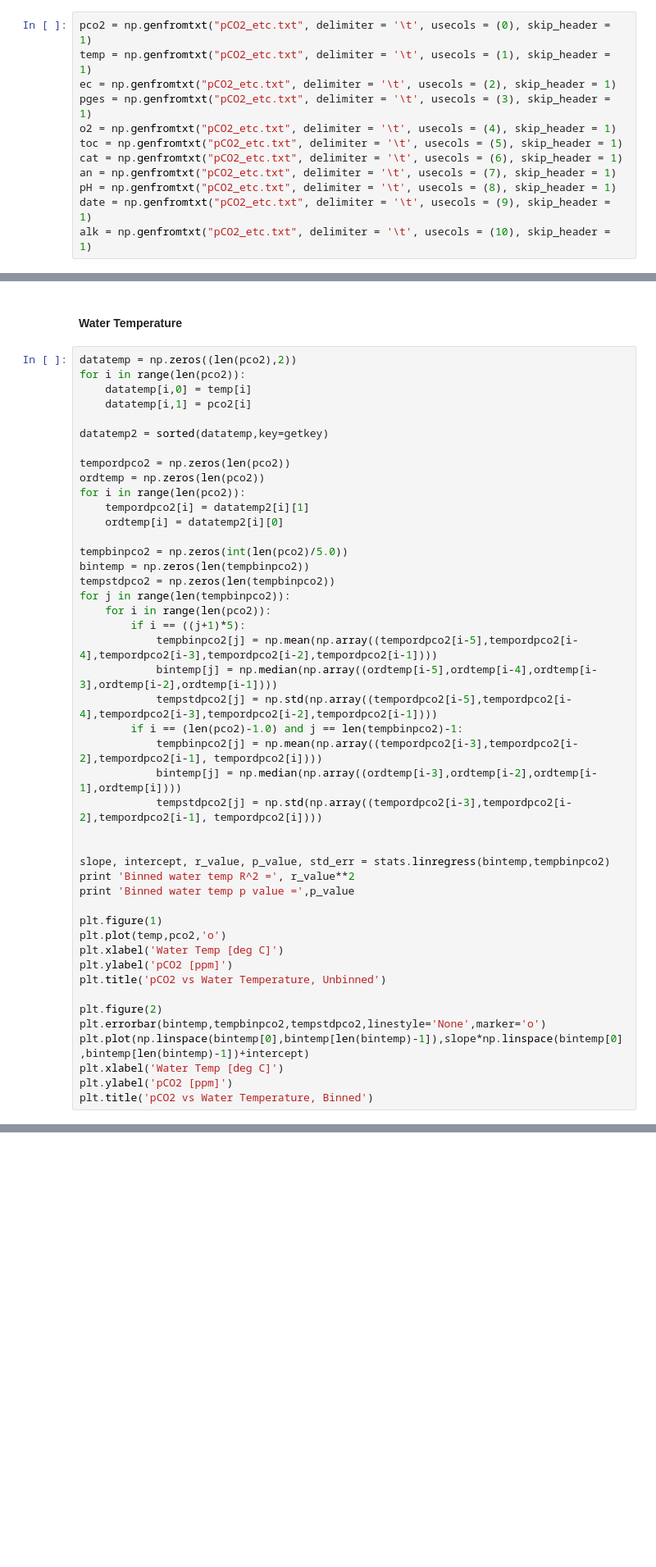
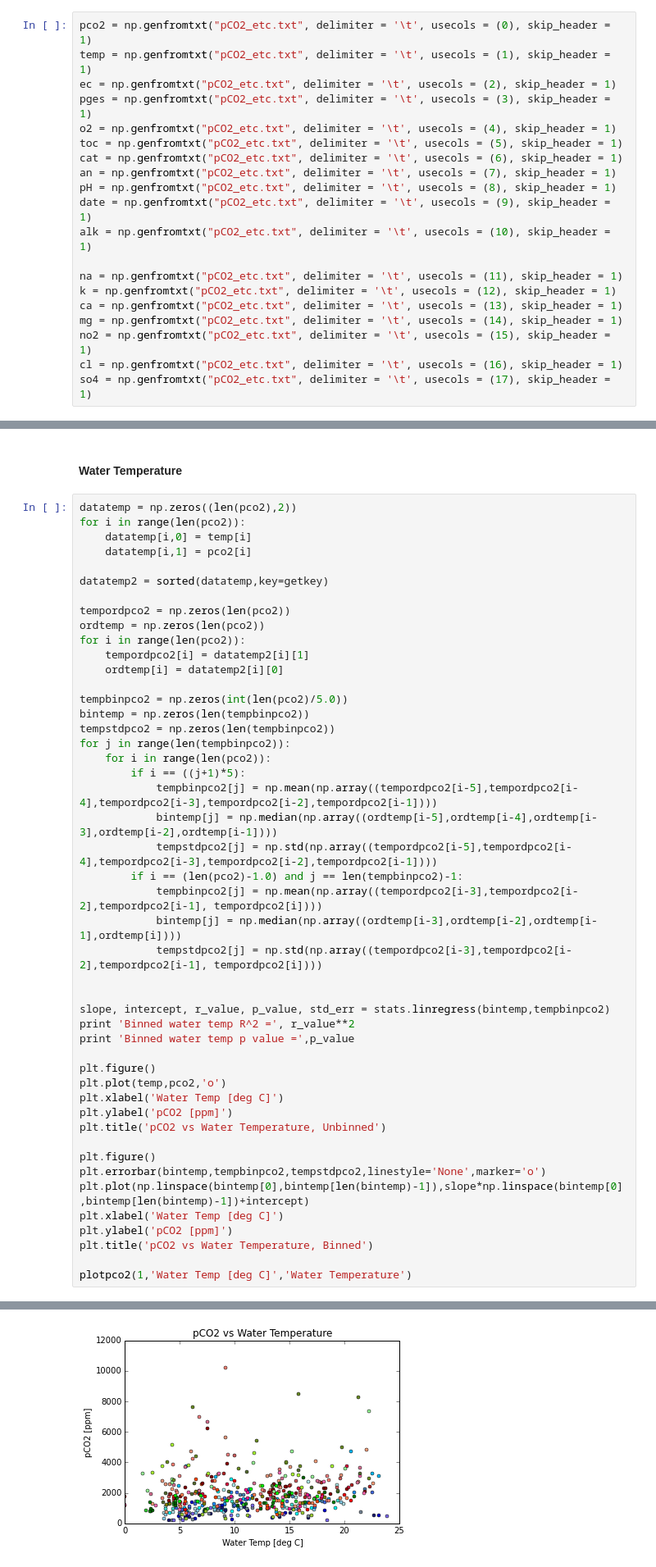
Before and after one commit to egyang24/CarbonStream, a Jupyter notebook: pCO2_vs_other_variables.ipynb, the cells around one changed output, grey strips where cells are left out. Shown at 82% size. Saved outputs shown, nothing was run; the diff lists cells and outputs as text; blank space fills up the shorter version.

```diff
--- a/pCO2_vs_other_variables.ipynb
+++ b/pCO2_vs_other_variables.ipynb
@@ -20,6 +20,14 @@ an = np.genfromtxt("pCO2_etc.txt", delimiter = '\t', usecols = (7), skip_header
 pH = np.genfromtxt("pCO2_etc.txt", delimiter = '\t', usecols = (8), skip_header = 1)
 date = np.genfromtxt("pCO2_etc.txt", delimiter = '\t', usecols = (9), skip_header = 1)
 alk = np.genfromtxt("pCO2_etc.txt", delimiter = '\t', usecols = (10), skip_header = 1)
+
+na = np.genfromtxt("pCO2_etc.txt", delimiter = '\t', usecols = (11), skip_header = 1)
+k = np.genfromtxt("pCO2_etc.txt", delimiter = '\t', usecols = (12), skip_header = 1)
+ca = np.genfromtxt("pCO2_etc.txt", delimiter = '\t', usecols = (13), skip_header = 1)
+mg = np.genfromtxt("pCO2_etc.txt", delimiter = '\t', usecols = (14), skip_header = 1)
+no2 = np.genfromtxt("pCO2_etc.txt", delimiter = '\t', usecols = (15), skip_header = 1)
+cl = np.genfromtxt("pCO2_etc.txt", delimiter = '\t', usecols = (16), skip_header = 1)
+so4 = np.genfromtxt("pCO2_etc.txt", delimiter = '\t', usecols = (17), skip_header = 1)
 # %% [markdown]
 #### pCO2 vs Time
 # %%
@@ -154,18 +278,20 @@ slope, intercept, r_value, p_value, std_err = stats.linregress(bintemp,tempbinpc
 print 'Binned water temp R^2 =', r_value**2
 print 'Binned water temp p value =',p_value
 
-plt.figure(1)
+plt.figure()
 plt.plot(temp,pco2,'o')
 plt.xlabel('Water Temp [deg C]')
 plt.ylabel('pCO2 [ppm]')
 plt.title('pCO2 vs Water Temperature, Unbinned')
 
-plt.figure(2)
+plt.figure()
 plt.errorbar(bintemp,tempbinpco2,tempstdpco2,linestyle='None',marker='o')
 plt.plot(np.linspace(bintemp[0],bintemp[len(bintemp)-1]),slope*np.linspace(bintemp[0],bintemp[len(bintemp)-1])+intercept)
 plt.xlabel('Water Temp [deg C]')
 plt.ylabel('pCO2 [ppm]')
 plt.title('pCO2 vs Water Temperature, Binned')
+
+plotpco2(1,'Water Temp [deg C]','Water Temperature')
 # %% [output]
 Binned water temp R^2 = 0.0777741546479
 Binned water temp p value = 0.00567224524882
@@ -173,5 +298,6 @@ Binned water temp p value = 0.00567224524882
 [figure]
 [figure]
+[figure, added]
 # %% [markdown]
 #### Alkalinity
 # %%
```
Also changed, not shown: parts of 13 cells of this notebook.
